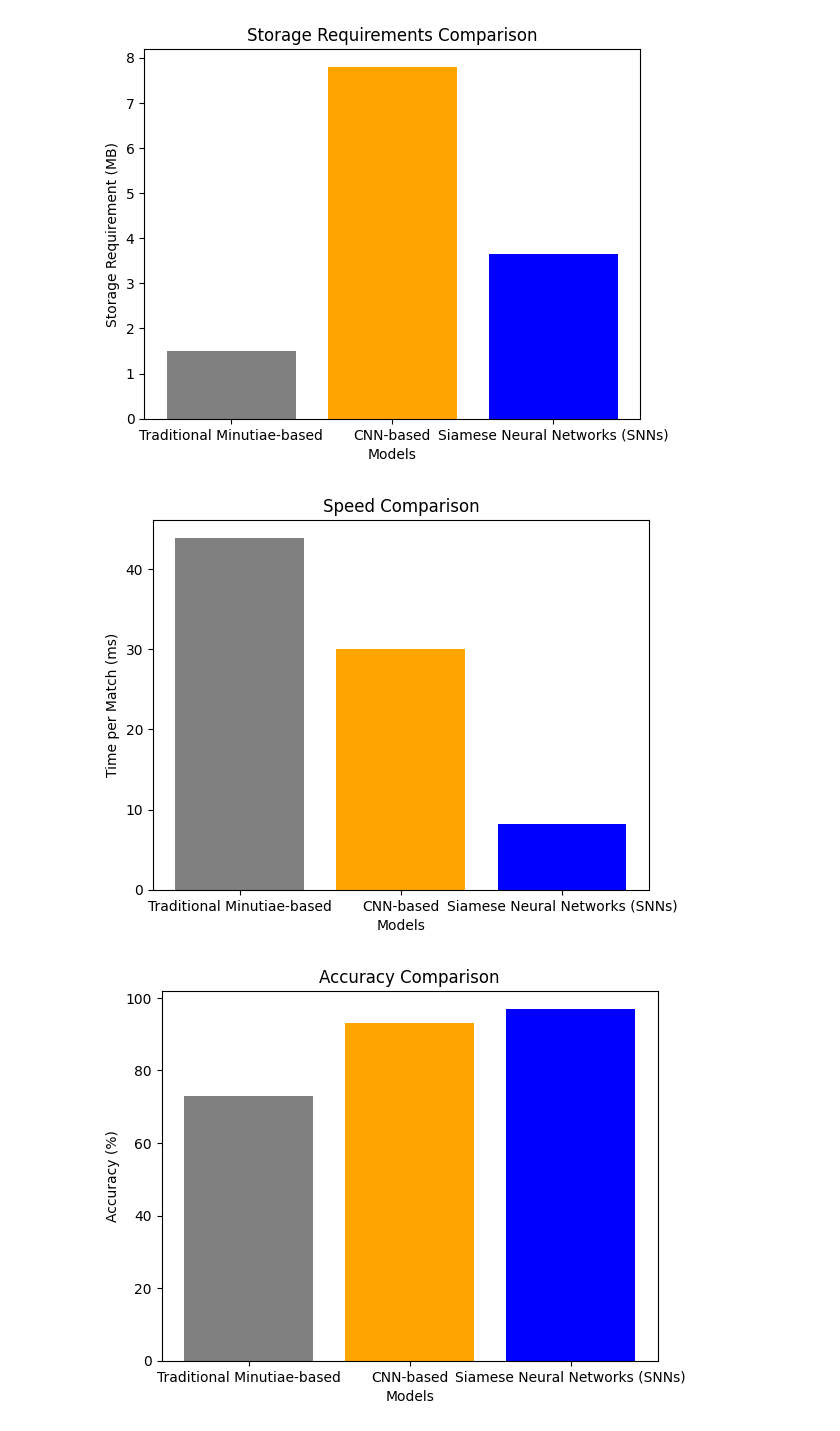
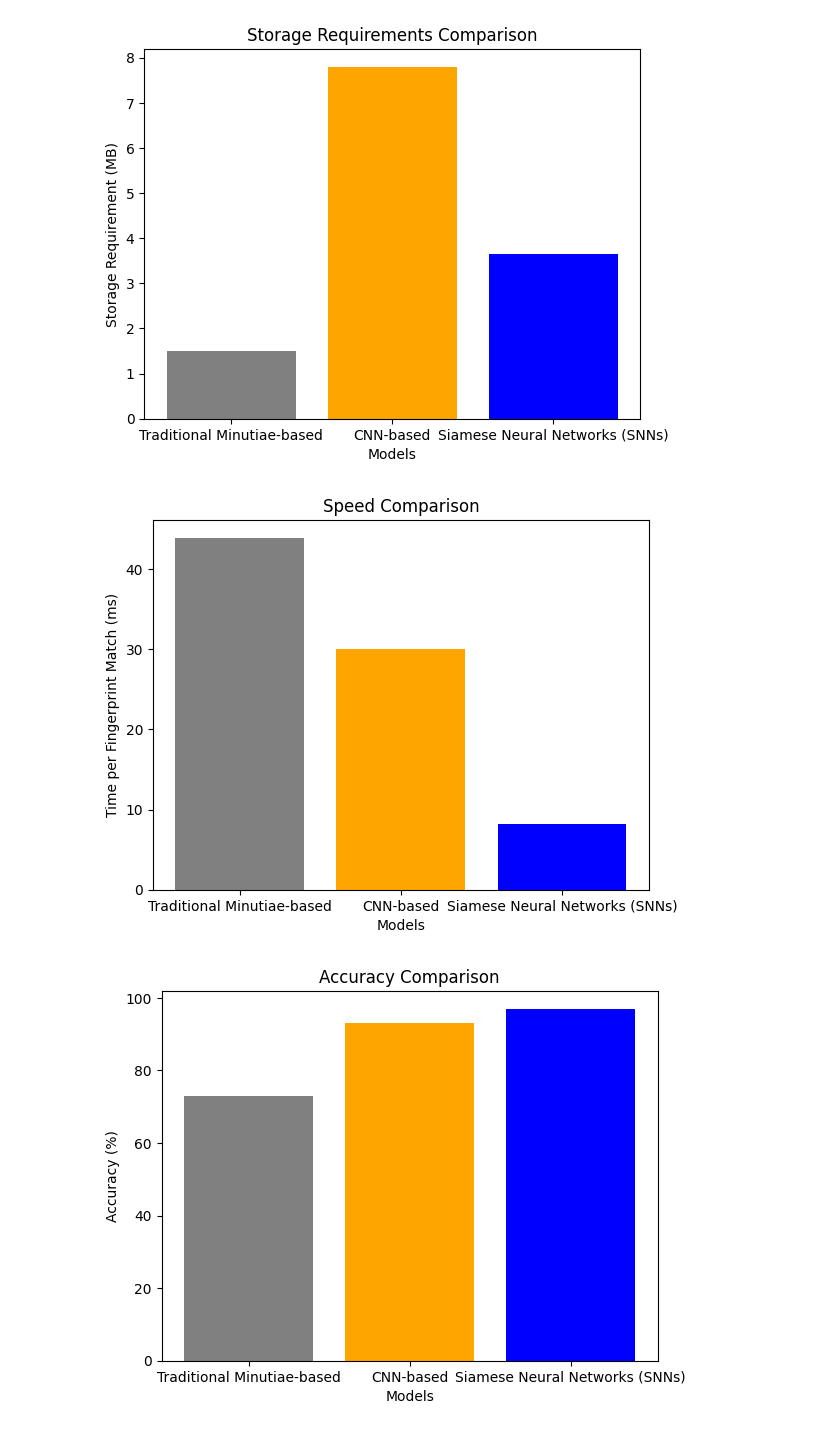
Before and after one commit to Sarvesh-DG-6/FingerPrintMatchingSNN, a Jupyter notebook: train.ipynb, the cells around one changed output. Cells and saved outputs as stored; diff of their text form; code cells hidden in the pictures.

```diff
--- a/train.ipynb
+++ b/train.ipynb
@@ -693,16 +635,16 @@ plt.show()
 # %%
 # Data
 speed = [43.89, 30, 8.21]
 
 # Plot
 plt.bar(models, speed, color=['gray', 'orange', 'blue'])
 plt.xlabel('Models')
-plt.ylabel('Time per Match (ms)')
+plt.ylabel('Time per Fingerprint Match (ms)')
 plt.title('Speed Comparison')
 
 plt.show()
 # %% [output]
-[figure, old version]
+[figure, new version]
 # %%
 # Data
 accuracy = [73, 93, 97]
```
Also changed, not shown: parts of 20 cells of this notebook.
